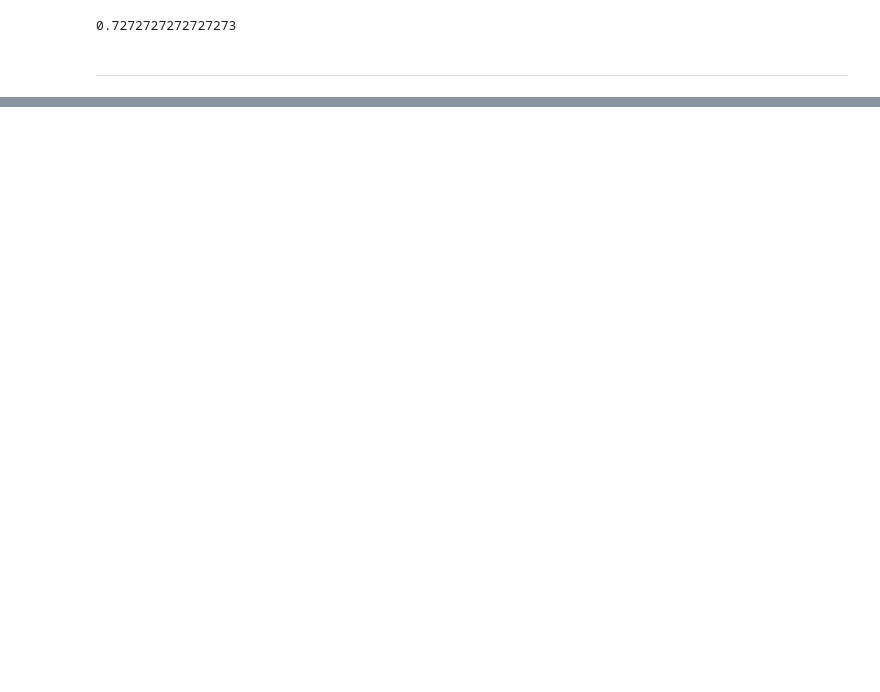
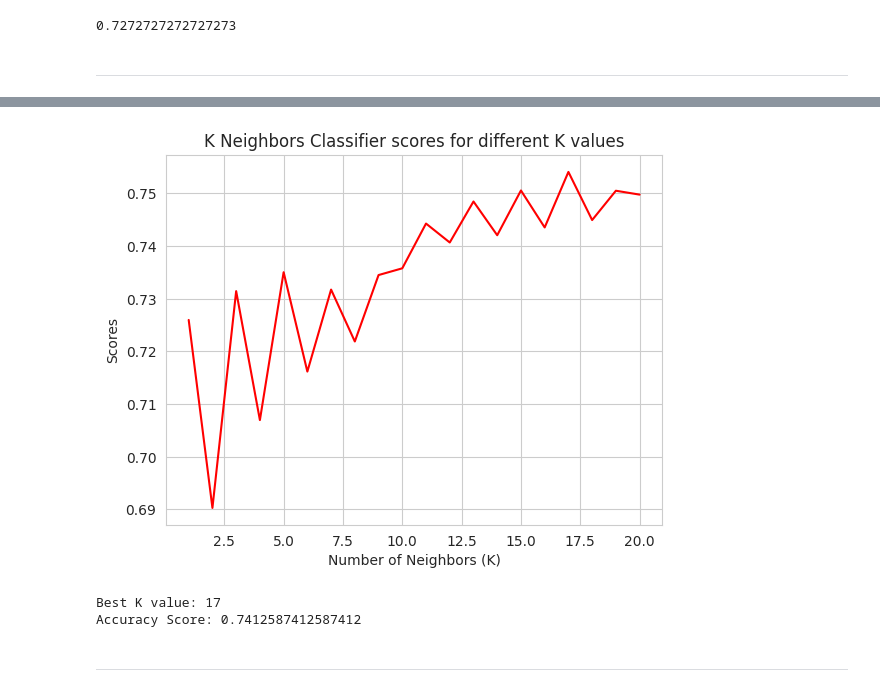
Before and after one commit to radhakrishnan-omotec/gait-freeze-repository, a Jupyter notebook: Week8_KNN_Binary_Classification.ipynb, the cells around one changed output, grey strips where cells are left out. Cells and saved outputs as stored; diff of their text form; code cells hidden in the pictures; blank space fills up the shorter version.

```diff
--- a/Week8_KNN_Binary_Classification.ipynb
+++ b/Week8_KNN_Binary_Classification.ipynb
@@ -231,0 +289,63 @@ print(metrics.accuracy_score(y_test,y_pred))
+# %%
+from sklearn.model_selection import cross_val_score, train_test_split
+from sklearn.neighbors import KNeighborsClassifier
+from sklearn.preprocessing import StandardScaler
+import matplotlib.pyplot as plt
+import numpy as np
+
+# Assuming X and y are your features and target variable, respectively
+
+# Feature Scaling
+scaler = StandardScaler()
+X_scaled = scaler.fit_transform(X)
+
+# Create a K Neighbors Classifier with a specific number of epochs
+def create_knn_classifier(n_neighbors):
+    return KNeighborsClassifier(n_neighbors=n_neighbors)
+
+# Cross-validation scores for different values of K
+knn_scores = []
+
+# Testing K values from 1 to 20
+for k in range(1, 21):
+    knn_classifier = create_knn_classifier(n_neighbors=k)
+
+    # Use cross_val_score with 10-fold cross-validation
+    score = cross_val_score(knn_classifier, X_scaled, y, cv=10)
+
+    # Append the mean score to the list
+    knn_scores.append(score.mean())
+
+# Plot the scores
+plt.plot([k for k in range(1, 21)], knn_scores, color='red')
+plt.xlabel('Number of Neighbors (K)')
+plt.ylabel('Scores')
+plt.title('K Neighbors Classifier scores for different K values')
+plt.show()
+
+# Select the K value with the highest score
+best_k = np.argmax(knn_scores) + 1
+print(f"Best K value: {best_k}")
+
+# Create the final K Neighbors Classifier with the best K value
+final_knn_classifier = create_knn_classifier(n_neighbors=best_k)
+
+# Split the data into training and testing sets
+X_train, X_test, y_train, y_test = train_test_split(X_scaled, y, test_size=0.2, random_state=1)
+
+# Fit the classifier on the training data
+final_knn_classifier.fit(X_train, y_train)
+
+# Make predictions on the testing data
+y_pred = final_knn_classifier.predict(X_test)
+
+# Print accuracy score
+from sklearn import metrics
+accuracy = metrics.accuracy_score(y_test, y_pred)
+print(f"Accuracy Score: {accuracy}")
+# %% [output]
+[figure, added]
+Best K value: 17
+Accuracy Score: 0.7412587412587412
+# %% [markdown]
+---
```
Also changed, not shown: parts of 6 cells of this notebook.
